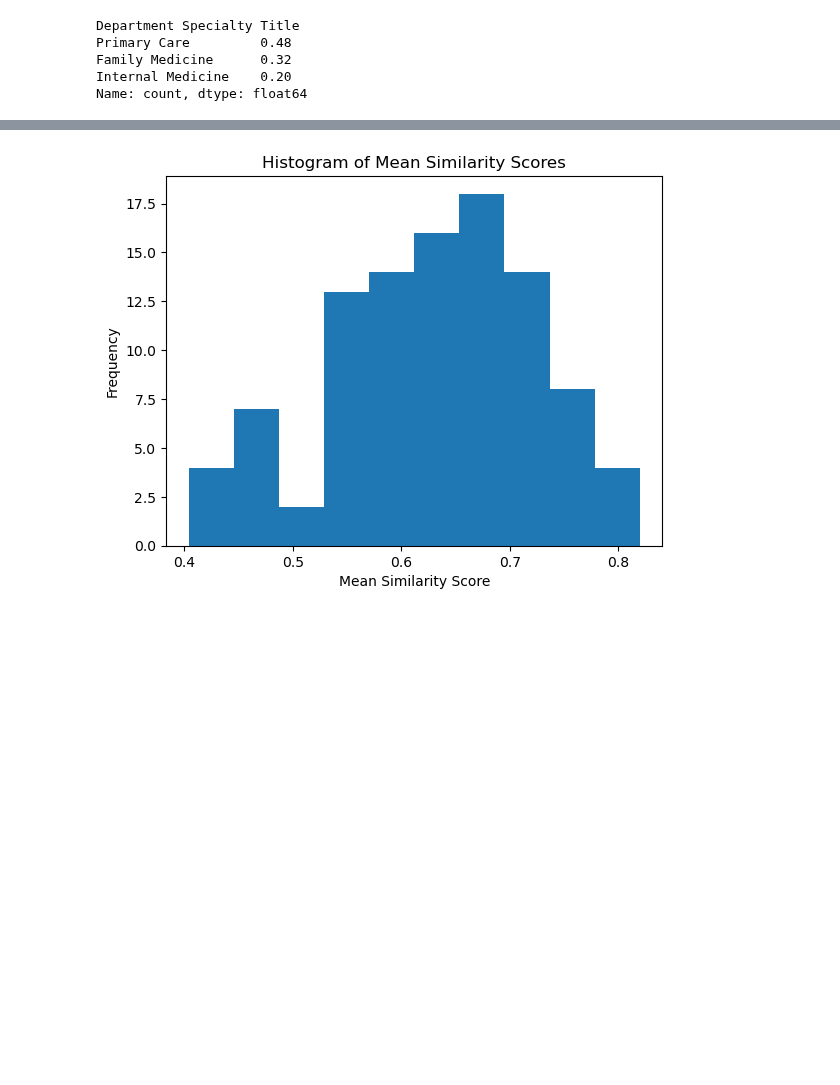
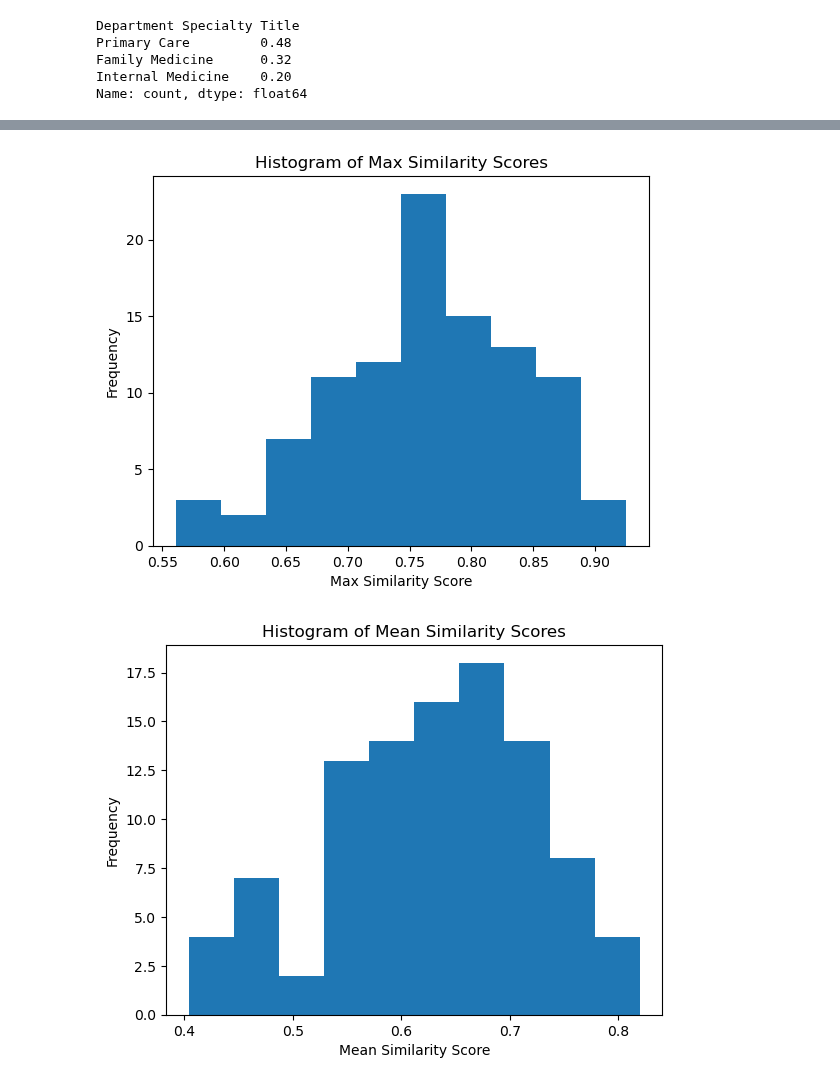
Before and after one commit to HealthRex/CDSS, a Jupyter notebook: scripts/antibiotic-susceptibility/sql/queries/aim_4/AIM4/Embedding_Pilot_Exp/notebook/data_explore_with_error_checking.ipynb, the cells around one changed output, grey strips where cells are left out. Cells and saved outputs as stored; diff of their text form; code cells hidden in the pictures; blank space fills up the shorter version.

```diff
--- a/scripts/antibiotic-susceptibility/sql/queries/aim_4/AIM4/Embedding_Pilot_Exp/notebook/data_explore_with_error_checking.ipynb
+++ b/scripts/antibiotic-susceptibility/sql/queries/aim_4/AIM4/Embedding_Pilot_Exp/notebook/data_explore_with_error_checking.ipynb
@@ -651,3 +772,11 @@ Name: count, dtype: float64
+# %%
+similarity_df["max_score"].plot(kind='hist', legend=False)
+plt.title("Histogram of Max Similarity Scores")
+plt.xlabel("Max Similarity Score")
+plt.ylabel("Frequency")
+plt.show()
+# %% [output]
+[figure, added]
 # %%
 similarity_df["mean_score"].plot(kind='hist', legend=False)
 plt.title("Histogram of Mean Similarity Scores")
```
Also changed, not shown: parts of 15 cells of this notebook, 22 other files.
